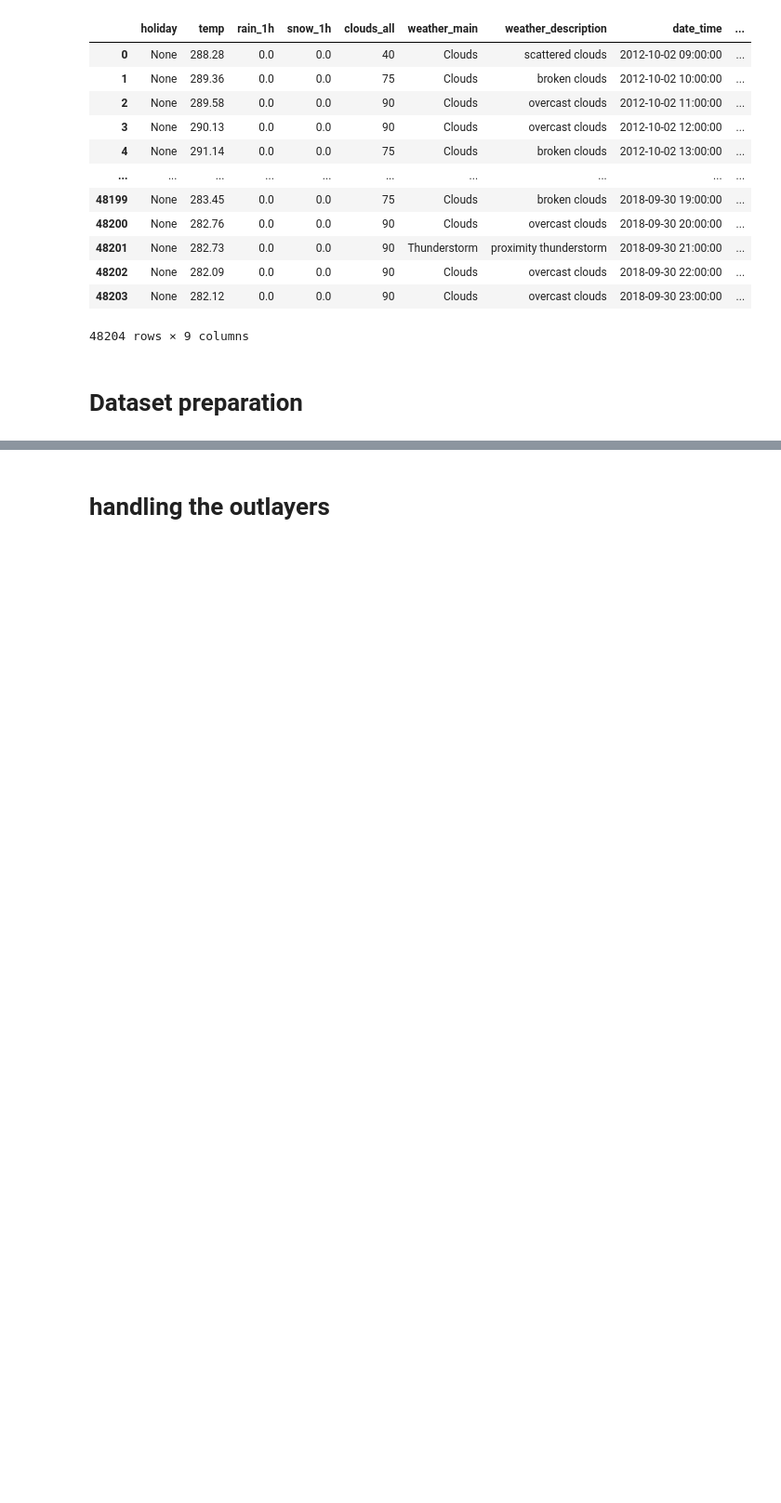
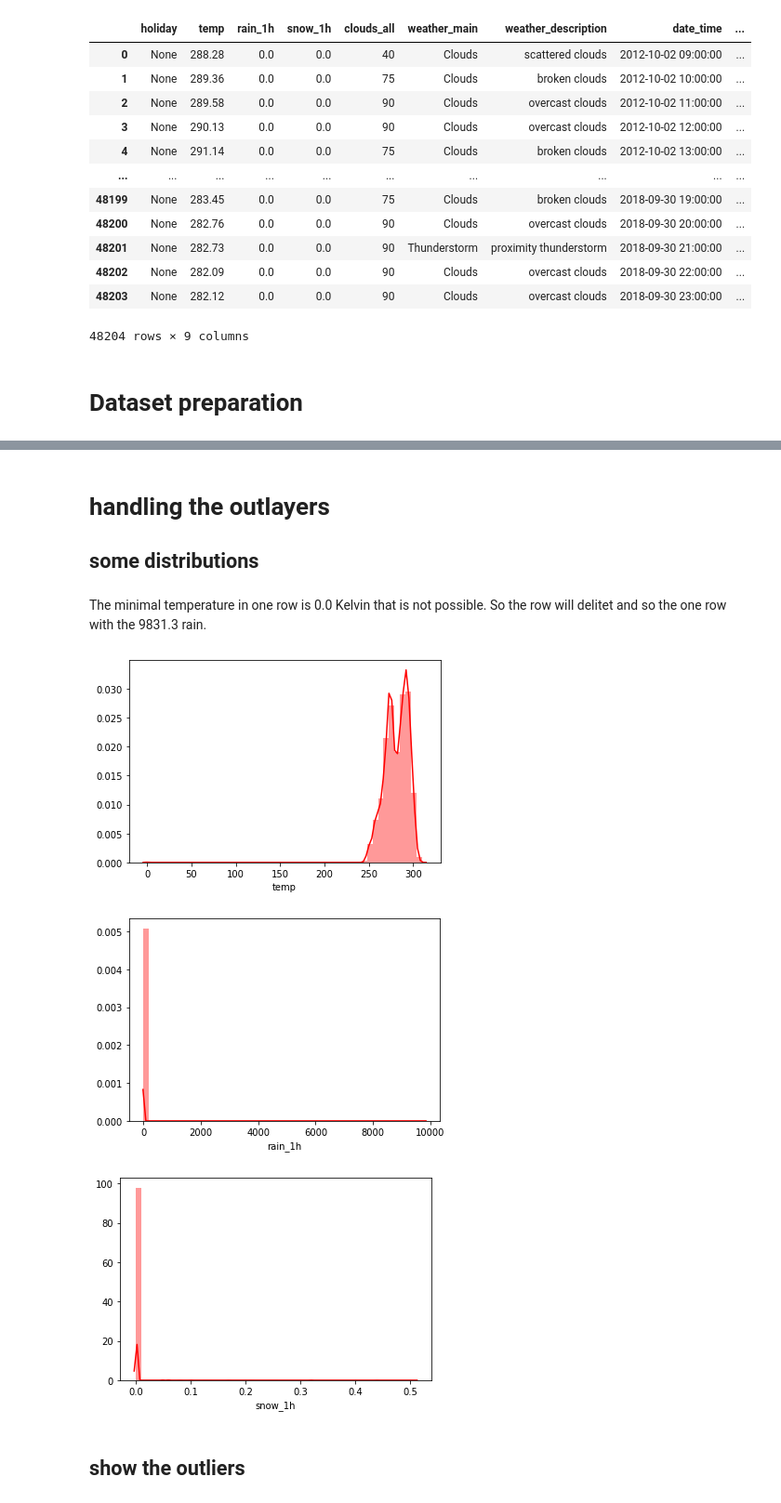
Before and after one commit to hitimr/ML_2020, a Jupyter notebook: Ex2/Metro/metro_exploration.ipynb, the cells around one changed output, grey strips where cells are left out. Shown: that part at 93% size. Saved outputs shown, nothing was run; the diff lists cells and outputs as text; code cells hidden in the pictures; blank space fills up the shorter version.

```diff
--- a/Ex2/Metro/metro_exploration.ipynb
+++ b/Ex2/Metro/metro_exploration.ipynb
@@ -87,0 +120,3 @@ memory usage: 4.4+ MB
+# %%
+holiday_list = df_raw.holiday.unique()
+holiday_list
@@ -88,3 +175,19 @@ memory usage: 4.4+ MB
 # %% [markdown]
 # handling the outlayers
+## some distributions
+# %% [markdown]
+The minimal temperature in one row is 0.0 Kelvin that is not possible. So the row will delitet and so the one row with the 9831.3 rain.
+# %%
+sns.distplot(df_raw["temp"], color="red")
+plt.show()
+sns.distplot(df_raw["rain_1h"], color="red")
+plt.show()
+sns.distplot(df_raw["snow_1h"], color="red")
+plt.show()
+# %% [output]
+[figure, added]
+[figure, added]
+[figure, added]
+# %% [markdown]
+## show the outliers
 # %%
```
Also changed, not shown: parts of 42 cells of this notebook, 5 other files.
